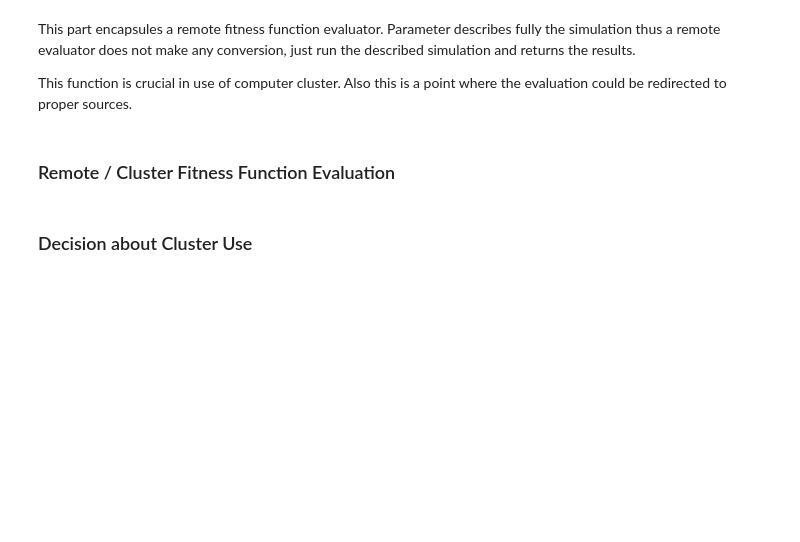
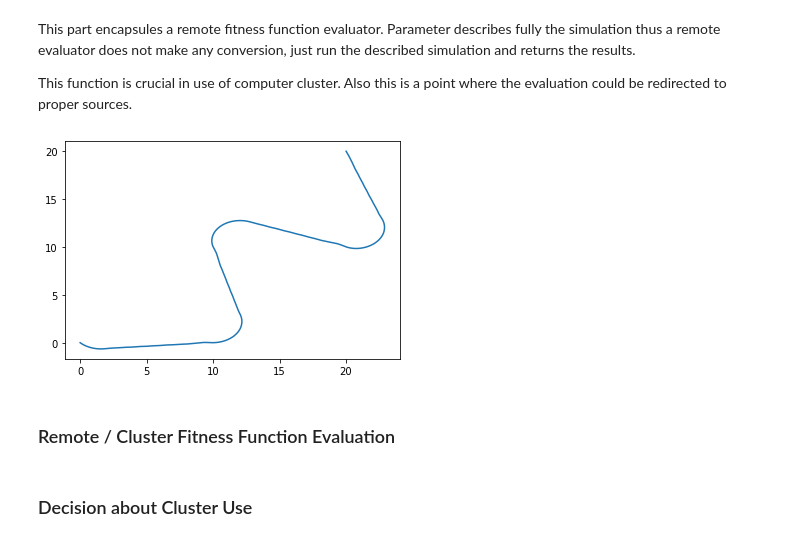
Before and after one commit to vanthuanhvhq/GA_FLC, a Jupyter notebook: Optimization_of_FuzzyLogicController.ipynb, the cells around one changed output. Saved outputs shown, nothing was run; the diff lists cells and outputs as text; code cells hidden in the pictures; blank space fills up the shorter version.

````diff
--- a/Optimization_of_FuzzyLogicController.ipynb
+++ b/Optimization_of_FuzzyLogicController.ipynb
@@ -9,8 +7,8 @@ _runDemos = True # this is queried in this document later multiple times
 # %% [markdown]
 This task could use for its solution a computer cluster. As it is optional, use it only when you are running it. In this case you must set the option ```useCluster``` to ```True``` and set proper value in ```url``` variable.
 # %%
-useCluster = False
-url = 'https://ourserver/api/evaluator/FFFF'
+useCluster = True
+url = 'http://192.168.1.100:4000/api/evaluator/FFFF'
 
 if useCluster:
     url = input('Enter full / https include / cluster URL: \t')
@@ -1090,13 +1073,73 @@ This function is crucial in use of computer cluster. Also this is a point where
 import aiohttp
 import asyncio
 
-url = 'https://ourserver/api/evaluator/FFFF' # you must replace our URL address (which was unable to run) with your one.
+#url = 'https://ourserver/api/evaluator/FFFF' # you must replace our URL address (which was unable to run) with your one.
+url = 'http://192.168.1.100:4000/api/evaluator/FFFF'
 async def fitnessFunctionAsWebservice(value):
     #async with aiohttp.ClientSession() as session:
     async with aiohttp.ClientSession(connector=aiohttp.TCPConnector(ssl=False)) as session:
         response = await session.post(url, json=value, headers = {'content-type': 'application/x-json'})
         json_body = await response.json()
     return json_body
+# %%
+async def localDemo():
+
+    simulationDescription = {
+        'robotState0': {
+            'x': 0,
+            'y': 0,
+            'theta': -3.14 / 4
+        },
+
+        'path': [
+            [0, 0, 0],  #X, Y, orientation
+            [10, 0, 0], #X, Y, orientation
+            [10, 10, 0], #X, Y, orientation
+            [20, 10, 0], #X, Y, orientation
+            [20, 20, 0]
+        ],
+
+        'robotParams': {
+            'r': 0.0925,
+            'b': 0.37,
+            'm': 9,
+            'I': 0.16245,
+            #'motorParams': None,
+            'motorParams': {
+                'J': 0.01,
+                'B': 0.1,
+
+                'Kt': 0.01,
+                'Ke': 0.01,
+                'K': 0.01,
+
+                'Ra': 0.1,
+                'La': 0.01
+            }
+        },
+
+        'controllerParams': {
+            'omega_ri': 0, 'vri': 2.0,'lowVelocityLimit': 0.2,
+            'highVelocityLimit': 2.0, 'lowOmegaLimit': -0.75, 'highOmegaLimit': 0.75
+        },
+
+        'simulationParams': {
+            't0': 0,
+            't_bound': 100,
+            'max_step': 0.05
+        }
+    }
+    chromosome = [1,1,1,1,1,2,1,1,3,1,1,  1.57,1.57,-1.57,1.57,1.57,0,1.57,1.57,1.57,1.57,1.57,
+                 7.5,7.5,7.5,7.5,7.5,15,7.5,7.5,22.5,7.5,7.5,  7.5,7.5,7.5,7.5,7.5,15,7.5,7.5,22.5,7.5,7.5]
+    webServiceSimulationDescription = fromChromozomeToDescriptionFuzzy(chromosome, simulationDescription)
+    result = await fitnessFunctionAsWebservice(webServiceSimulationDescription)
+    plt.plot(result['x'], result['y'])
+    #print(result)
+
+if _runDemos and useCluster:
+    await localDemo()
+# %% [output]
+[figure, added]
 # %%
 def callResultsFLC():
     sTime = mS()
````
Also changed, not shown: parts of 9 cells of this notebook.
